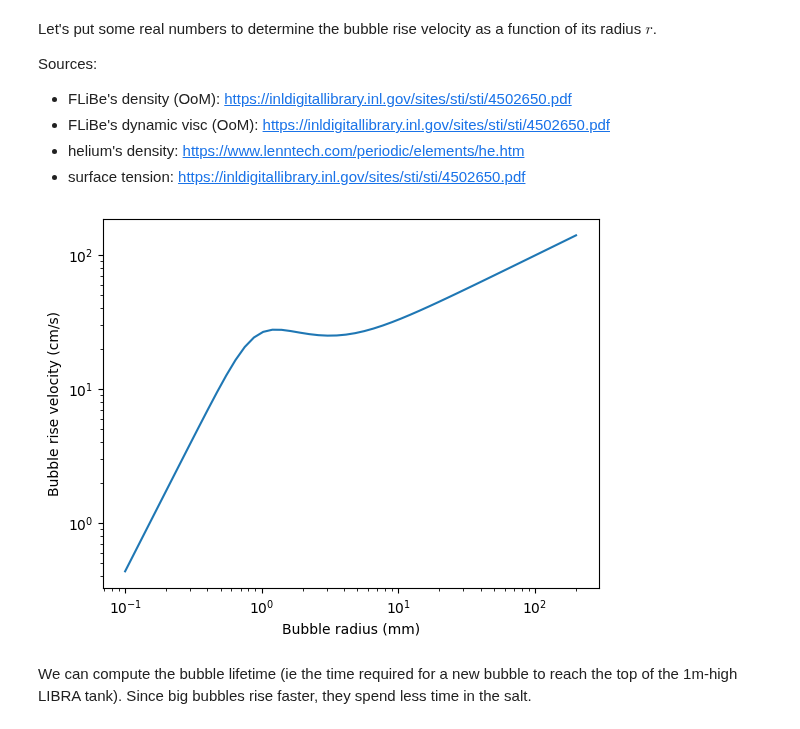
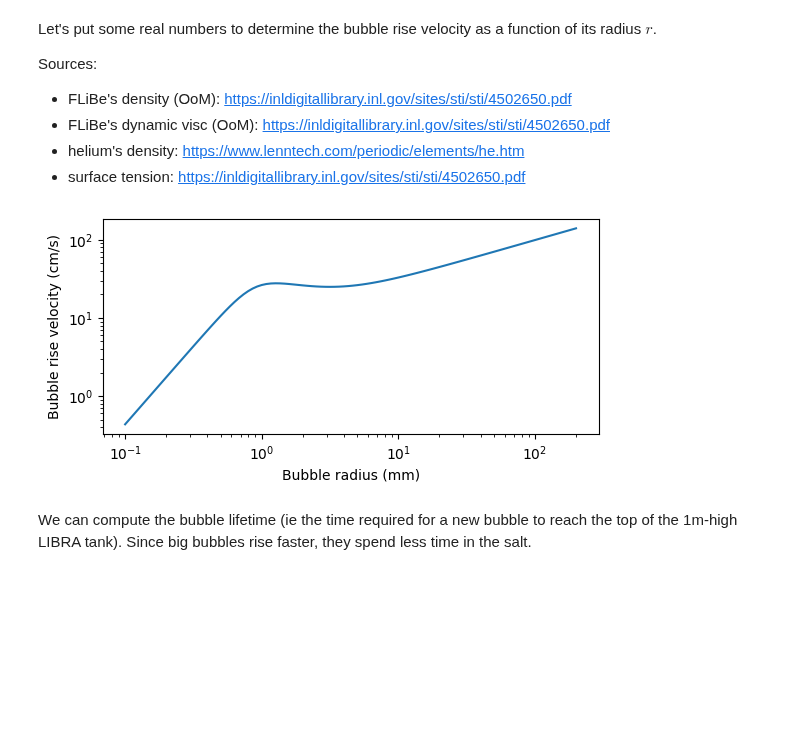
Before and after one commit to LIBRA-project/BABY-100-mL-runs, a Jupyter notebook: sparging.ipynb, the cells around one changed output. Saved outputs shown, nothing was run; the diff lists cells and outputs as text; code cells hidden in the pictures; blank space fills up the shorter version.

Commit message:
smaller figures

```diff
--- a/sparging.ipynb
+++ b/sparging.ipynb
@@ -358,7 +397,9 @@ u_b = sp.Symbol("u_b")
 u_b_rollbusch = sp.Symbol("u_{b, \mathrm{Rollbusch}}")
 u_b_stokes = sp.Symbol("u_{b, \mathrm{Stokes}}")
 
-jamialialahmadi_corr = sp.Eq(u_b, u_b_stokes*u_b_rollbusch/sp.sqrt(u_b_stokes**2 + u_b_rollbusch**2))
+jamialialahmadi_corr = sp.Eq(
+    u_b, u_b_stokes * u_b_rollbusch / sp.sqrt(u_b_stokes**2 + u_b_rollbusch**2)
+)
 jamialialahmadi_corr
 # %% [output]
 $\displaystyle u_{b} = \frac{u_{b, \mathrm{Rollbusch}} u_{b, \mathrm{Stokes}}}{\sqrt{u_{b, \mathrm{Rollbusch}}^{2} + u_{b, \mathrm{Stokes}}^{2}}}$
@@ -371,7 +412,10 @@ d_b = sp.Symbol("d_b")
 g = sp.Symbol("g")
 rho_G = sp.Symbol(r"\rho_G")
 
-rollbusch_corr = sp.Eq(u_b_rollbusch, sp.sqrt(2*sigma/(rho_L*d_b) + ((rho_L - rho_G)/rho_L) * (g*d_b/2)))
+rollbusch_corr = sp.Eq(
+    u_b_rollbusch,
+    sp.sqrt(2 * sigma / (rho_L * d_b) + ((rho_L - rho_G) / rho_L) * (g * d_b / 2)),
+)
 rollbusch_corr
 # %% [output]
 $\displaystyle u_{b, \mathrm{Rollbusch}} = \sqrt{\frac{2 \sigma}{\rho_{L} d_{b}} + \frac{d_{b} g \left(- \rho_{G} + \rho_{L}\right)}{2 \rho_{L}}}$
@@ -381,7 +425,9 @@ where $\sigma$ is the surface tension coefficient, $\rho_L$ and $\rho_G$ are the
 The expression for $u_{b, \mathrm{Stokes}}$ is given in [this reference](https://doi.org/10.1016/j.expthermflusci.2018.12.018) as:
 # %%
 mu_L = sp.Symbol("\mu_\mathrm{L}")
-stokes_correlation = sp.Eq(u_b_stokes, 1/sp.Rational(18) * (rho_L - rho_G)/mu_L * g * d_b**2)
+stokes_correlation = sp.Eq(
+    u_b_stokes, 1 / sp.Rational(18) * (rho_L - rho_G) / mu_L * g * d_b**2
+)
 stokes_correlation.simplify()
 # %% [output]
 $\displaystyle u_{b, \mathrm{Stokes}} = \frac{d_{b}^{2} g \left(- \rho_{G} + \rho_{L}\right)}{18 \mu_\mathrm{L}}$
@@ -390,8 +436,10 @@ where $\mu_\mathrm{L}$ is the liquid dynamic viscosity.
 # %% [markdown]
 The rise velocity can therefore be expressed as:
 # %%
-jamialialahmadi_corr = jamialialahmadi_corr.subs(u_b_stokes, stokes_correlation.rhs).subs(u_b_rollbusch, rollbusch_corr.rhs)
-jamialialahmadi_corr = jamialialahmadi_corr.subs(d_b, 2*r_b)
+jamialialahmadi_corr = jamialialahmadi_corr.subs(
+    u_b_stokes, stokes_correlation.rhs
+).subs(u_b_rollbusch, rollbusch_corr.rhs)
+jamialialahmadi_corr = jamialialahmadi_corr.subs(d_b, 2 * r_b)
 jamialialahmadi_corr
 # %% [output]
 $\displaystyle u_{b} = \frac{4 g r_{b}^{2} \left(- \frac{\rho_{G}}{18} + \frac{\rho_{L}}{18}\right) \sqrt{\frac{\sigma}{\rho_{L} r_{b}} + \frac{g r_{b} \left(- \rho_{G} + \rho_{L}\right)}{\rho_{L}}}}{\mu_\mathrm{L} \sqrt{\frac{\sigma}{\rho_{L} r_{b}} + \frac{g r_{b} \left(- \rho_{G} + \rho_{L}\right)}{\rho_{L}} + \frac{16 g^{2} r_{b}^{4} \left(- \frac{\rho_{G}}{18} + \frac{\rho_{L}}{18}\right)^{2}}{\mu_\mathrm{L}^{2}}}}$
@@ -406,30 +454,32 @@ Sources:
 # %%
 args = (g, sigma, mu_L, rho_L, rho_G, r_b)
 compute_rise_vel = sp.lambdify(args, jamialialahmadi_corr.rhs)
 
 gravity_constant = 9.807 * ureg.m * ureg.s**-2
 flibe_density = 2000 * ureg.kg * ureg.m**-3
 gas_density = 0.178e-3 * ureg.g * ureg.cm**-3
 surface_tension = 0.2 * ureg.N * ureg.m**-1
 viscosity = 0.01 * ureg.Pa * ureg.s
 
-radius_range = np.geomspace(0.1, 200) * ureg.mm
+radius_range = np.geomspace(0.1, 200, num=100) * ureg.mm
 
 rise_vel = compute_rise_vel(
     gravity_constant,
     surface_tension,
     viscosity,
     flibe_density,
     gas_density,
     radius_range,
 ).to(ureg.cm * ureg.s**-1)
+
+plt.figure(figsize=(6.4, 2.8))
 plt.loglog(radius_range, rise_vel)
 
 plt.xlabel(f"Bubble radius ({radius_range.units: ~P})")
 plt.ylabel(f"Bubble rise velocity ({rise_vel.units: ~P})")
 plt.show()
 # %% [output]
-[figure, old version]
+[figure, new version]
 # %% [markdown]
 We can compute the bubble lifetime (ie the time required for a new bubble to reach the top of the 1m-high LIBRA tank). Since big bubbles rise faster, they spend less time in the salt.
 # %%
```
Also changed, not shown: parts of 17 cells of this notebook.
